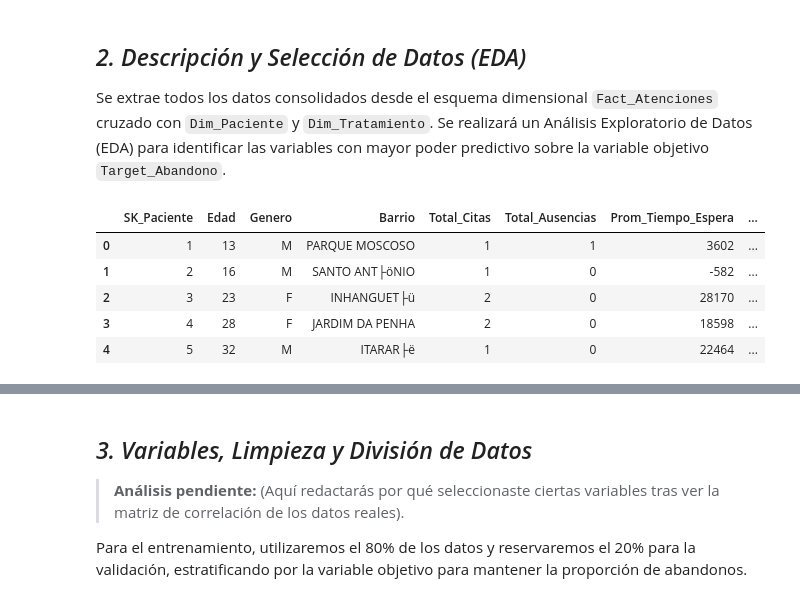
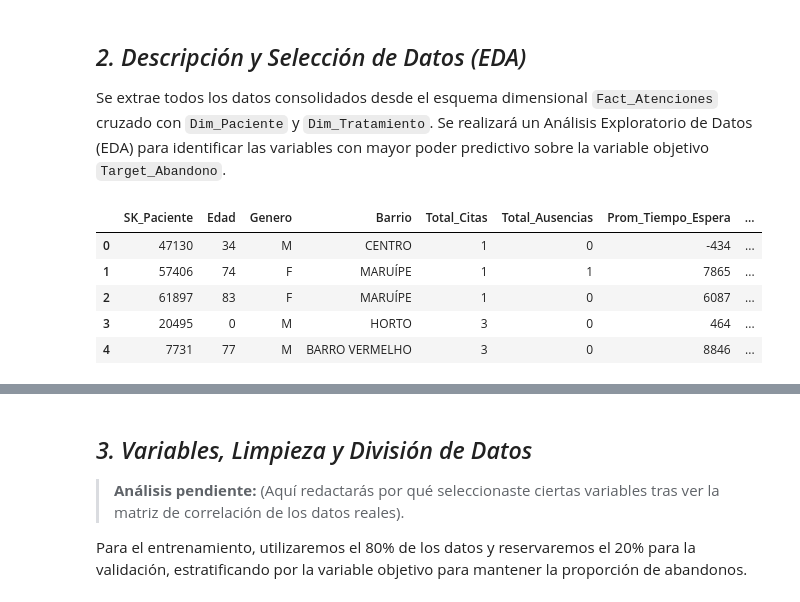
Before and after one commit to Falep24/Proyecto_GADI_Clinica, a Jupyter notebook: 02_Python/modulo_ia.ipynb, the cells around one changed output, grey strips where cells are left out. Saved outputs shown, nothing was run; the diff lists cells and outputs as text; code cells hidden in the pictures.

```diff
--- a/02_Python/modulo_ia.ipynb
+++ b/02_Python/modulo_ia.ipynb
@@ -28,17 +28,17 @@ Conectado al DataMart exitosamente.
 Se extrae todos los datos consolidados desde el esquema dimensional `Fact_Atenciones` cruzado con `Dim_Paciente` y `Dim_Tratamiento`. Se realizará un Análisis Exploratorio de Datos (EDA) para identificar las variables con mayor poder predictivo sobre la variable objetivo `Target_Abandono`.
 # %%
 query = """
-SELECT * FROM DW.vw_Dataset_ML
+SELECT * FROM dm.vw_Dataset_ML
 """
 df = pd.read_sql(query, conn)
 display(df.head())
 # %% [output]
 |  | SK_Paciente | Edad | Genero | Barrio | Total_Citas | Total_Ausencias | Prom_Tiempo_Espera | ... |
-| 0 | 1 | 13 | M | PARQUE MOSCOSO | 1 | 1 | 3602 | ... |
-| 1 | 2 | 16 | M | SANTO ANT├öNIO | 1 | 0 | -582 | ... |
-| 2 | 3 | 23 | F | INHANGUET├ü | 2 | 0 | 28170 | ... |
-| 3 | 4 | 28 | F | JARDIM DA PENHA | 2 | 0 | 18598 | ... |
-| 4 | 5 | 32 | M | ITARAR├ë | 1 | 0 | 22464 | ... |
+| 0 | 47130 | 34 | M | CENTRO | 1 | 0 | -434 | ... |
+| 1 | 57406 | 74 | F | MARUÍPE | 1 | 1 | 7865 | ... |
+| 2 | 61897 | 83 | F | MARUÍPE | 1 | 0 | 6087 | ... |
+| 3 | 20495 | 0 | M | HORTO | 3 | 0 | 464 | ... |
+| 4 | 7731 | 77 | M | BARRO VERMELHO | 3 | 0 | 8846 | ... |
 # %%
 # Visualización del desbalance de clases
 plt.figure(figsize=(6,4))
```
Also changed, not shown: parts of 1 cell of this notebook, 3 other files.
